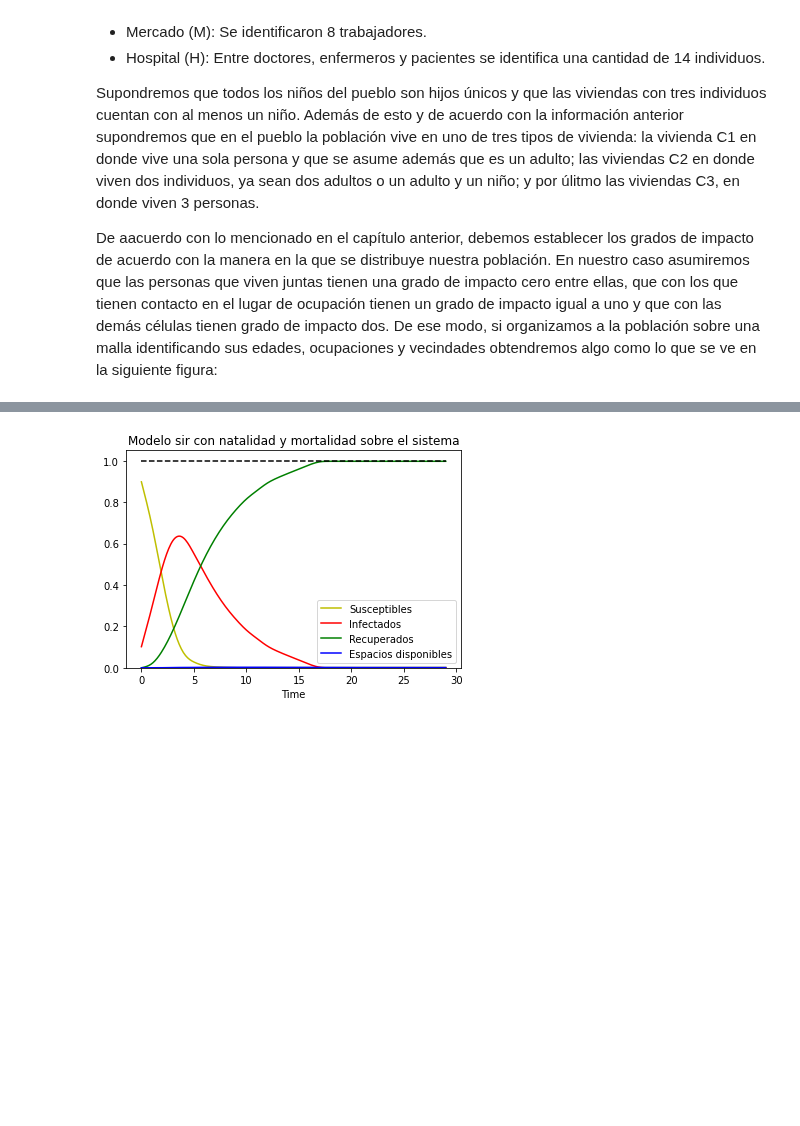
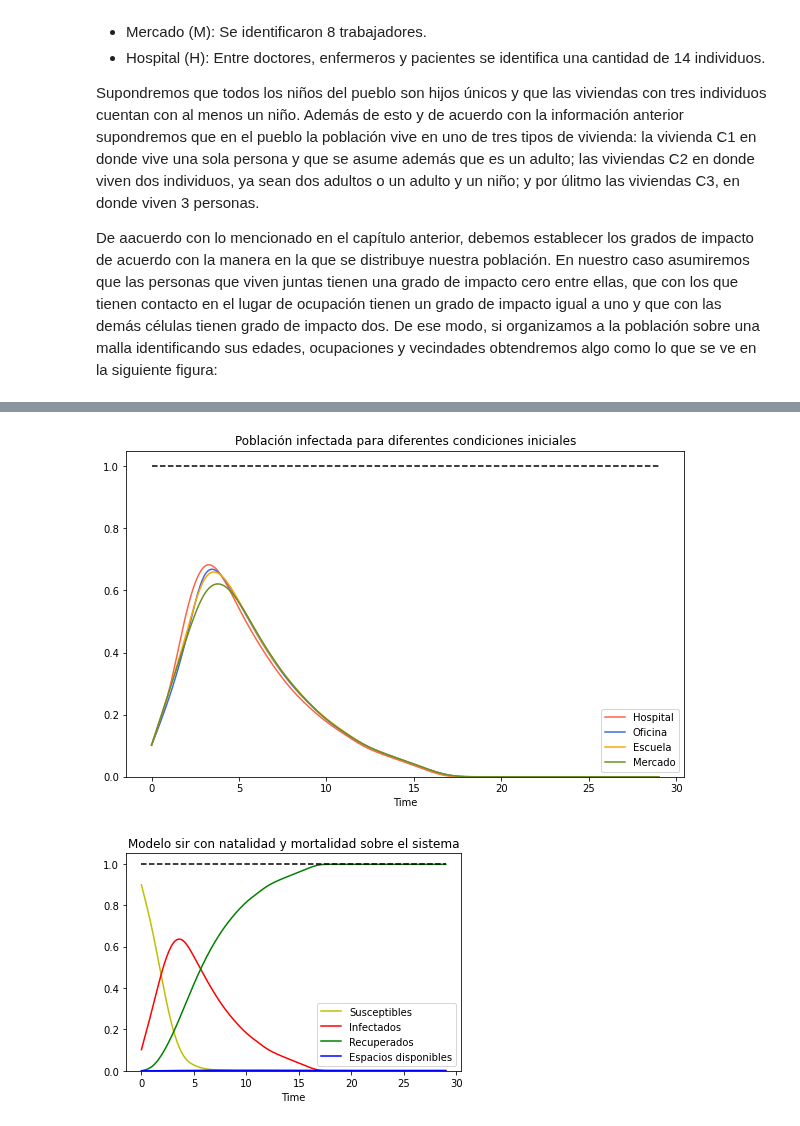
Before and after one commit to Grupo-de-simulacion-con-automatas/CAsimulations-Modelacion-de-dinamicas-topologicas-en-la-propagacion-de-una-enfermedad-usando-CA, a Jupyter notebook: Codigo/4. Evolución de la enfermedad en un entorno controlado.ipynb, the cells around one changed output, grey strips where cells are left out. Cells and saved outputs as stored; diff of their text form; code cells hidden in the pictures; blank space fills up the shorter version.

```diff
--- a/Codigo/4. Evolución de la enfermedad en un entorno controlado.ipynb
+++ b/Codigo/4. Evolución de la enfermedad en un entorno controlado.ipynb
@@ -106,3 +151,15 @@ SIRmodel.plotMediumCurves(0.1, 30, 100, f"Modelo {model[:3]} con muerte por enfe
+# %%
+figsize(10,6)
+
+plotSolutions([SIRmodelH.data[1],
+               SIRmodelO.data[1],
+               SIRmodelE.data[1],
+               SIRmodelM.data[1]],
+              ["Hospital","Oficina","Escuela","Mercado"],
+              ["tomato", "royalblue", "orange", "olivedrab"],
+              "Población infectada para diferentes condiciones iniciales")
+# %% [output]
+[figure, added]
 # %%
 mr = [[1,100,0.005]]
 ranges_dead = [[1,15,0.005],[16,48,0.01],[49,55,0.1],[56,100,0.2]]
```
Also changed, not shown: parts of 6 cells of this notebook, 14 other files.
